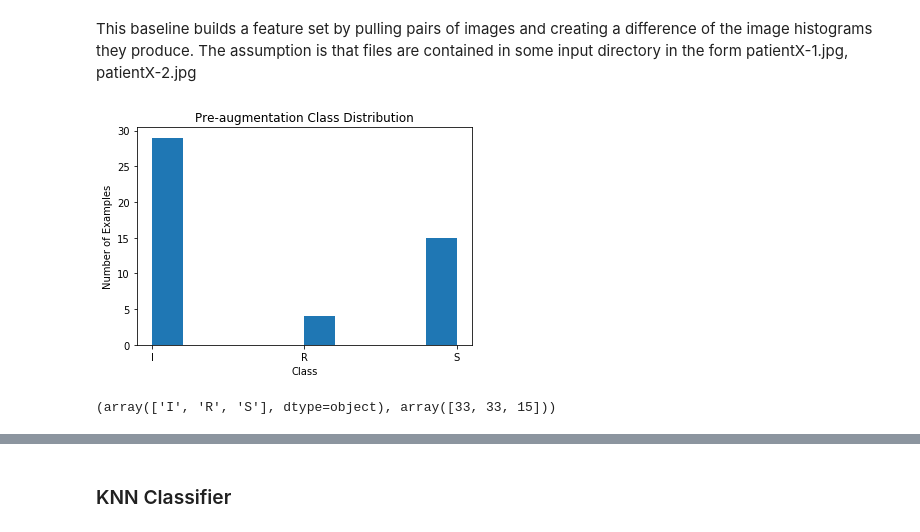
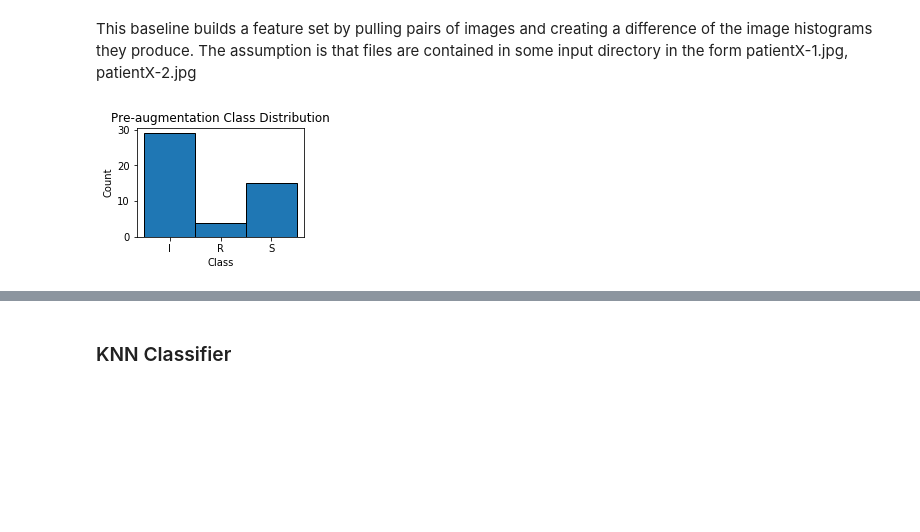
Before and after one commit to annamerk/crmo-diagnosis-using-mri, a Jupyter notebook: inception/Inception CNN retraining.ipynb, the cells around one changed output, grey strips where cells are left out. Saved outputs shown, nothing was run; the diff lists cells and outputs as text; code cells hidden in the pictures; blank space fills up the shorter version.

```diff
--- a/inception/Inception CNN retraining.ipynb
+++ b/inception/Inception CNN retraining.ipynb
@@ -64,16 +64,16 @@ y_reduced_aug2 = train_reduced_dim_aug2["y"]
 # %%
 # Plot distribution of datapoints
 # Suvadip suggested trying a binary classifier by combining regressed and persistent into one class.
 # Then use ROC curve (used in binary classification) to evaluate model
-plt.title('Pre-augmentation Class Distribution')
+
+csfont = {'fontname':'Times New Roman'}
+plt.title('Pre-augmentation Class Distribution', **csfont)
 plt.xlabel('Class')
-plt.ylabel('Number of Examples')
+plt.ylabel('Count')
+fig = plt.gcf()
+fig.set_size_inches(3, 2)
 ind = np.arange(3)
-plt.hist(y_diff.tolist())
+plt.hist(y_diff.tolist(),bins=np.arange(4)-0.5, ec="k")
 plt.show()
 # %% [output]
-[figure, old version]
+[figure, new version]
-# %%
-np.unique(y_reduced_aug3, return_counts=True)
-# %% [output]
-(array(['I', 'R', 'S'], dtype=object), array([33, 33, 15]))
```
Also changed, not shown: parts of 13 cells of this notebook, 15 other files.
